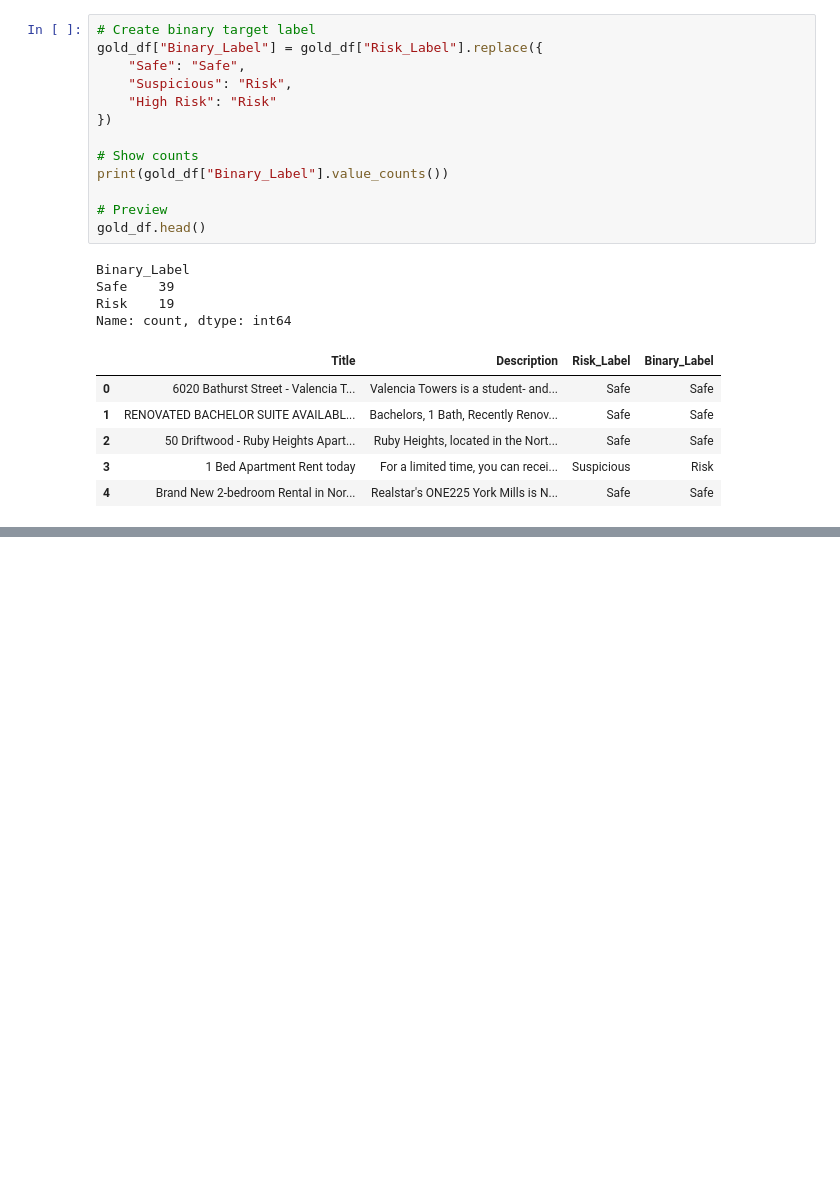
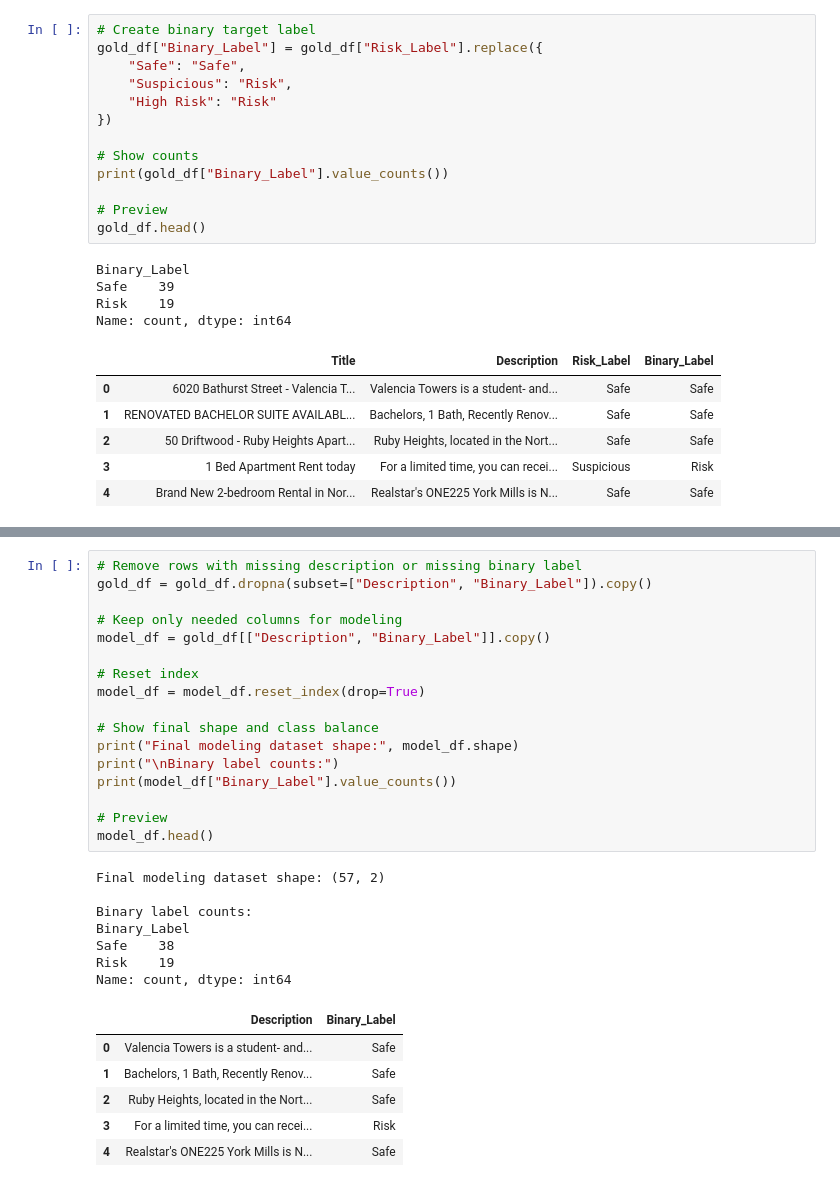
Before and after one commit to AlemMekru/Deep_Learning_Systems, a Jupyter notebook: deep_learning.ipynb, the cells around one changed output, grey strips where cells are left out. Drawn from its saved outputs; the diff is of its cells as text; blank space fills up the shorter version.

```diff
--- a/deep_learning.ipynb
+++ b/deep_learning.ipynb
@@ -669,0 +676,31 @@ Name: count, dtype: int64
+# %%
+# Remove rows with missing description or missing binary label
+gold_df = gold_df.dropna(subset=["Description", "Binary_Label"]).copy()
+
+# Keep only needed columns for modeling
+model_df = gold_df[["Description", "Binary_Label"]].copy()
+
+# Reset index
+model_df = model_df.reset_index(drop=True)
+
+# Show final shape and class balance
+print("Final modeling dataset shape:", model_df.shape)
+print("\nBinary label counts:")
+print(model_df["Binary_Label"].value_counts())
+
+# Preview
+model_df.head()
+# %% [output]
+Final modeling dataset shape: (57, 2)
+
+Binary label counts:
+Binary_Label
+Safe    38
+Risk    19
+Name: count, dtype: int64
+|  | Description | Binary_Label |
+| 0 | Valencia Towers is a student- and... | Safe |
+| 1 | Bachelors, 1 Bath, Recently Renov... | Safe |
+| 2 | Ruby Heights, located in the Nort... | Safe |
+| 3 | For a limited time, you can recei... | Risk |
+| 4 | Realstar's ONE225 York Mills is N... | Safe |
```
Also changed, not shown: parts of 11 cells of this notebook.
